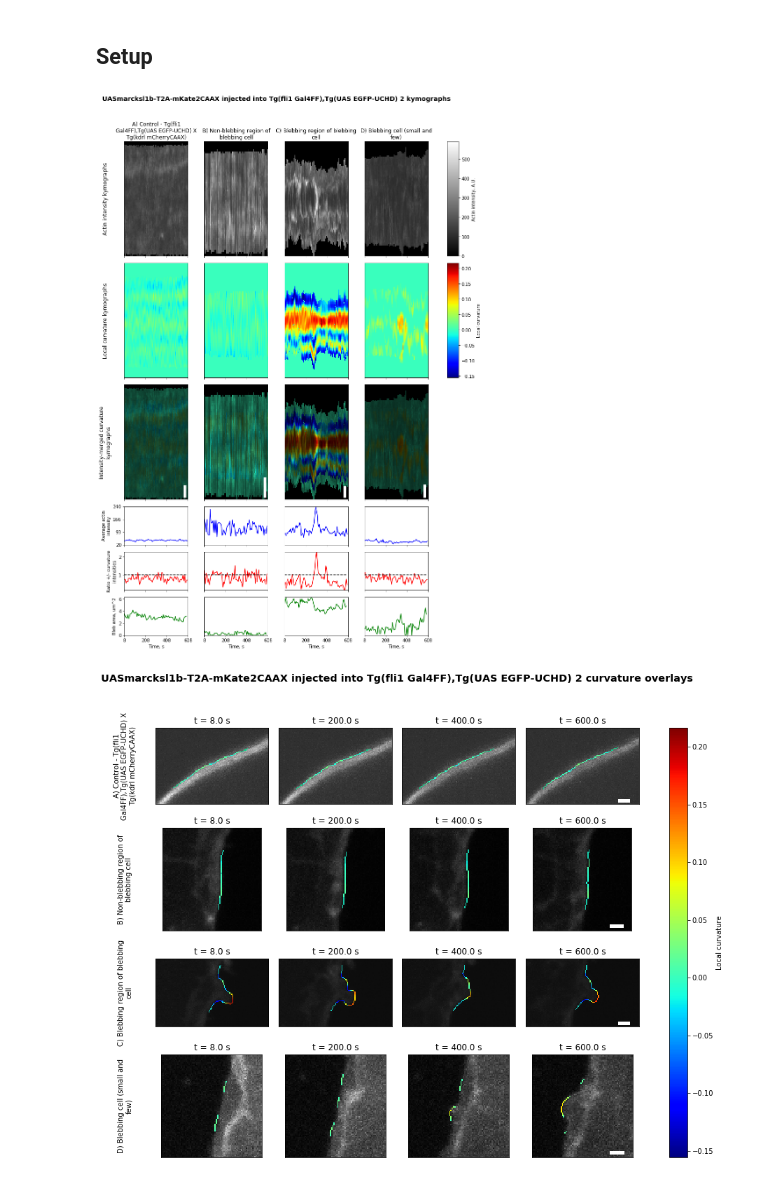
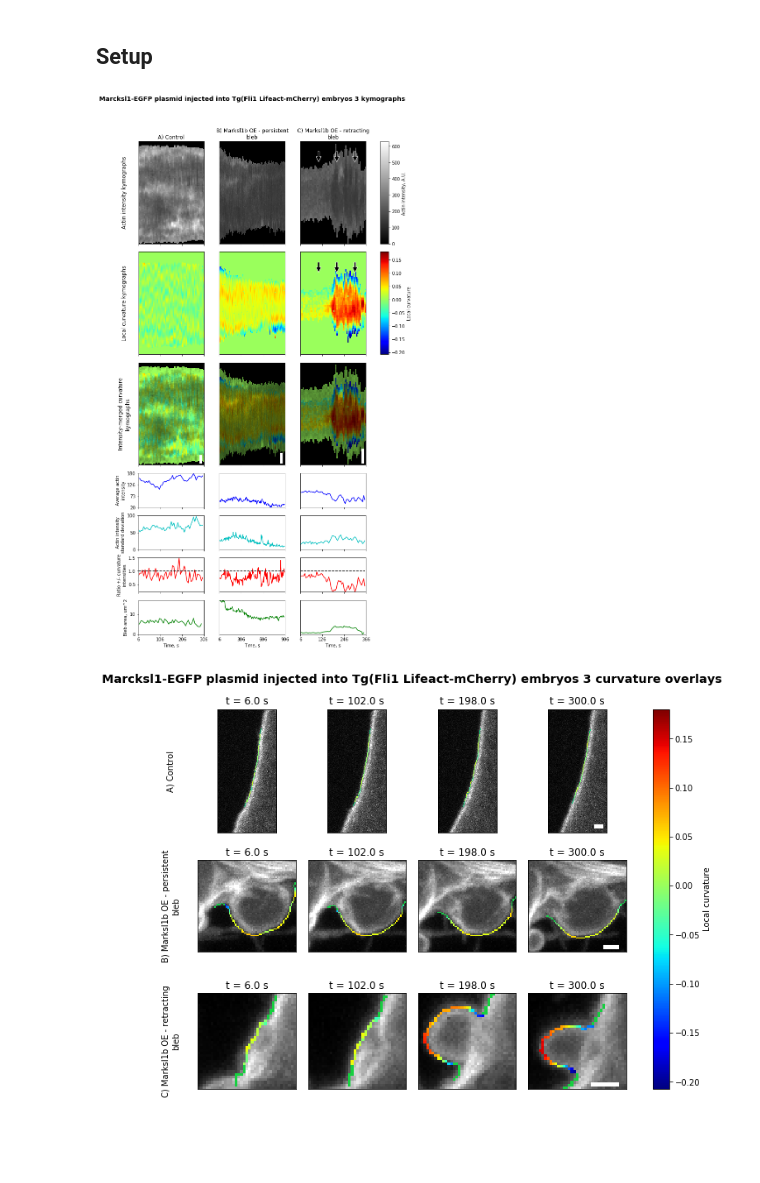
Before and after one commit to dougkelly88/blebbing_analysis, a Jupyter notebook: plotting/Blebbing figures.ipynb, the cells around one changed output. Drawn from its saved outputs; the diff is of its cells as text; code cells hidden in the pictures; blank space fills up the shorter version.

Commit message:
Add plots of standard deviation in actin intensity along membrane at each time point to kymographs montage figure

```diff
--- a/plotting/Blebbing figures.ipynb
+++ b/plotting/Blebbing figures.ipynb
@@ -25,18 +25,18 @@ This notebook is designed to generate figures for comparison of membrane blebbin
 # %% [markdown]
 ## Setup
 # %%
-experiment_folder = "D:\\analysis\\2018-12-28 Images for LKP presentation\\UASmarcksl1b-T2A-mKate2CAAX injected into Tg(fli1 Gal4FF),Tg(UAS EGFP-UCHD) 2";
+experiment_folder = "D:\\analysis\\2018-12-28 Images for LKP presentation\\Marcksl1-EGFP plasmid injected into Tg(Fli1 Lifeact-mCherry) embryos 3";
 condition_names = None;
 #condition_names = ["control", "condition 1", "condition 2"]
 annotation_arrows = None;
-#annotation_arrows = [(0, (0.1, 0.66)), (2, (0.66, 0.45))];
+#annotation_arrows = [(2, (100/360, 0.8)), (2, (200/360, 0.8)), (2, (300/360, 0.8))];
 use_subfolder_as_condition = True;
-curvature_threshold = 0.0;
+curvature_threshold = 0.005;
 scale_bar_size_um = 1.0;
 scale_bar_position = (0.75, 0.9) # in normalised axis coordinates
 scale_bar_color = 'w';
-contrast_enhancement = 0;
-chosen_timepoints = [8, 200, 400, 600];
+contrast_enhancement = 0.35;
+chosen_timepoints = [6, 100, 200, 300];
 # %%
 import matplotlib.pyplot as plt
 from matplotlib import cm
@@ -69,10 +69,10 @@ def generate_average_intensity_plots(actin_kym, curvature_kym, curvature_thresho
                                  mask=zero_intensity_mask,
                                  fill_value=None);
     all_actin_I = all_actin.mean(0) - all_actin.min();
-    all_actin_I = all_actin.mean(0) - all_actin.min();
+    all_actin_std = all_actin.std(0);
     pos_curv_actin_I = pos_curv_actin.mean(0) - all_actin.min();
     neg_curv_actin_I = neg_curv_actin.mean(0) - all_actin.min();
-    return all_actin_I, pos_curv_actin_I, neg_curv_actin_I;
+    return all_actin_I, pos_curv_actin_I, neg_curv_actin_I, all_actin_std;
 
 def load_kymograph_data(experiment_folder, condition_names=None, use_subfolder_as_condition=False):
     """load curvature and intensity kymographs, along with image parameters"""
@@ -139,6 +139,7 @@ actin_kyms, curvature_kyms, paramses, subtitles, areas = load_kymograph_data(exp
                                                                         use_subfolder_as_condition=use_subfolder_as_condition);
 
 average_nonzero_intensities = [];
+std_nonzero_intensities = [];
 intensity_ratios = [];
 title_text_objs = [];
 experiment_title = os.path.basename(experiment_folder);
@@ -146,10 +147,10 @@ experiment_title = os.path.basename(experiment_folder);
 curv_lims = (min([im.min() for im in curvature_kyms]), max([im.max() for im in curvature_kyms]));
 intensity_lims = (min([im.min() for im in actin_kyms]), max([im.max() for im in actin_kyms]));
 fig, axs = plt.subplots(ncols=len(actin_kyms),
-                        nrows=6,
+                        nrows=7,
                         sharex='col',
                         figsize=(3*len(curvature_kyms),18),
-                        gridspec_kw = {'height_ratios':[3, 3, 3, 1, 1, 1]});
+                        gridspec_kw = {'height_ratios':[3, 3, 3, 1, 1, 1, 1]});
 for idx in range(len(actin_kyms)):
     t_offs = 0;
     timestep = paramses[idx].frame_interval;
@@ -162,14 +163,16 @@ for idx in range(len(actin_kyms)):
                            aspect='auto',
                            interpolation=None,
                            extent=[t_offs,timestep*actin_kyms[idx].shape[1]+t_offs,0,actin_kyms[idx].shape[0]]);
-    average_nonzero_intensity, avg_nzi_pos_curv, avg_nzi_neg_curv = generate_average_intensity_plots(actin_kyms[idx], curvature_kyms[idx], curvature_threshold=curvature_threshold);
+    average_nonzero_intensity, avg_nzi_pos_curv, avg_nzi_neg_curv, std_nzi = generate_average_intensity_plots(actin_kyms[idx], curvature_kyms[idx], curvature_threshold=curvature_threshold);
     average_nonzero_intensities.append(average_nonzero_intensity);
+    std_nonzero_intensities.append(std_nzi);
     t = [t_offs + tidx*timestep for tidx in range(actin_kyms[idx].shape[1])];
-    avgIplt = axs[3][idx].plot(t, average_nonzero_intensity, 'b-')
+    avgIplt = axs[3][idx].plot(t, average_nonzero_intensity, 'b-');
+    varIplt = axs[4][idx].plot(t, std_nzi, 'c-');
     intensity_ratios.append(avg_nzi_pos_curv/avg_nzi_neg_curv);
-    ratioIplt = axs[4][idx].plot(t, avg_nzi_pos_curv/avg_nzi_neg_curv, 'r-',
+    ratioIplt = axs[5][idx].plot(t, avg_nzi_pos_curv/avg_nzi_neg_curv, 'r-',
                                 t, np.ones_like(t), 'k--');
-    areaplt = axs[5][idx].plot(areas[idx].iloc[:,0], areas[idx].iloc[:,1], 'g-');
+    areaplt = axs[6][idx].plot(areas[idx].iloc[:,0], areas[idx].iloc[:,1], 'g-');
     curv_im=axs[1][idx].imshow(curvature_kyms[idx],
                            plt.cm.jet,
                            vmin=curv_lims[0],
@@ -177,7 +180,7 @@ for idx in range(len(actin_kyms)):
                            aspect='auto',
                            interpolation=None,
                            extent=[t_offs,timestep*actin_kyms[idx].shape[1]+t_offs,0,actin_kyms[idx].shape[0]]);
-    axs[5][idx].set_xlabel("Time, " + paramses[idx].interval_unit);
+    axs[6][idx].set_xlabel("Time, " + paramses[idx].interval_unit);
     axs[0][idx].set_yticks([]);
     axs[1][idx].set_yticks([]);
     n_x_ticks = 4;
@@ -204,6 +207,8 @@ cbar_ax2.set_ylabel("Local curvature");
 
 avgd_intensity_lims = [10*np.floor(np.min([i.min() for i in average_nonzero_intensities])/10),
                        10*np.ceil(max([i.max() for i in average_nonzero_intensities])/10)];
+std_intensity_lims = [10*np.floor(np.min([i.min() for i in std_nonzero_intensities])/10),
+                       10*np.ceil(max([i.max() for i in std_nonzero_intensities])/10)];
 ratio_lims = [np.min([r.min() for r in intensity_ratios]),
               max([r.max() for r in intensity_ratios])];
 area_lims = [min([a.iloc[:,1].min() for a in areas]), max([a.iloc[:,1].max() for a in areas])];
@@ -220,51 +225,54 @@ for idx in range(len(actin_kyms)):
         axs[3][idx].set_yticks([]);
         axs[4][idx].set_yticks([]);
         axs[5][idx].set_yticks([]);
+        axs[6][idx].set_yticks([]);
     axs[3][idx].set_ylim(avgd_intensity_lims);
-    axs[4][idx].set_ylim(ratio_lims);
-    axs[5][idx].set_ylim(area_lims);
+    axs[4][idx].set_ylim(std_intensity_lims)
+    axs[5][idx].set_ylim(ratio_lims);
+    axs[6][idx].set_ylim(area_lims);
 
 # label each row of the figure appropriately
 subtitles = ['Actin intensity kymographs',
              'Local curvature kymographs',
              'Intensity-merged curvature kymographs',
              'Average actin intensity',
+             'Actin intensity standard deviation',
              'Ratio +/- curvature intensities',
              'Bleb area, um^2'
              ];
-for row_idx in range(6):
+for row_idx in range(7):
     txt = None;
     if (row_idx<3):
         bbox = axs[row_idx][0].get_position();
         ypos = 0.5*(bbox.ymin + bbox.ymax);
         txt = Text(0.05, ypos, "\n".join(wrap(subtitles[row_idx], 30)),
                    rotation='vertical',
                    horizontalalignment='center',
                    va='center',
                   fontsize=title_text_objs[idx].get_fontsize());
     else:
         axs[row_idx][0].set_ylabel("\n".join(wrap(subtitles[row_idx], 20)))
 
     if txt is not None:
         fig.add_artist(txt)
 
 plt.rc('figure', titlesize='x-large', titleweight='bold')
 fig.suptitle(experiment_title + " kymographs");
 
 # handle arrow annotations
 if annotation_arrows is not None:
     for ann in annotation_arrows:
         direction = -1 if ann[1][1] > 0.5 else 1;
         axs[0][ann[0]].annotate('', xycoords='axes fraction', xy=ann[1],
                                 xytext=(ann[1][0], ann[1][1] - direction * 0.1), textcoords='axes fraction',
                                 arrowprops=dict(facecolor='black', edgecolor='white'));
         axs[1][ann[0]].annotate('', xycoords='axes fraction', xy=ann[1],
                                 xytext=(ann[1][0], ann[1][1] - direction * 0.1), textcoords='axes fraction',
                                 arrowprops=dict(facecolor='black', edgecolor='white'));
 
 plt.show();
 # %% [output]
-[figure, old version]
+[figure, new version]
 # %%
 ims = [];
 raw_curvatures = [];
@@ -341,4 +349,4 @@ for imidx in range(len(ims)):
     txt = Text(0.05, 0.5*(bbox.ymin + bbox.ymax), "\n".join(wrap(subtitles[imidx], 30)), rotation='vertical', horizontalalignment='center', va='center');
     fig.add_artist(txt)
 # %% [output]
-[figure, old version]
+[figure, new version]
```
